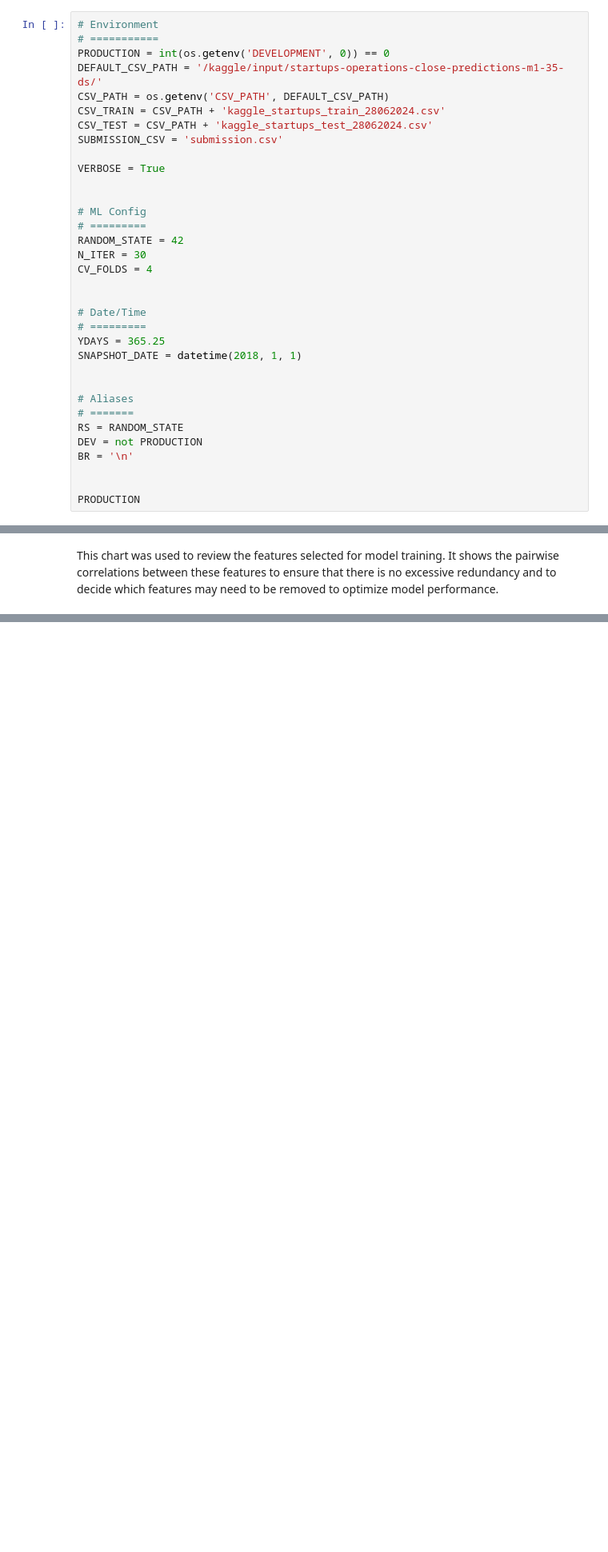
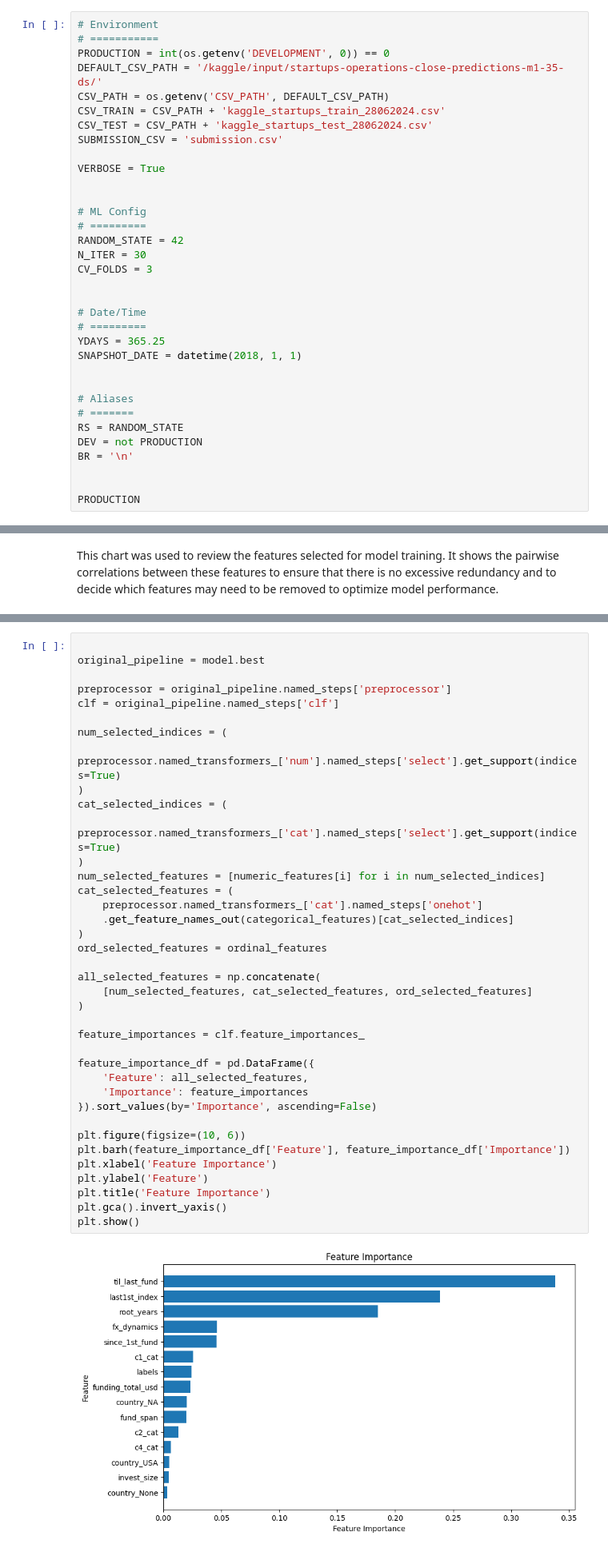
Before and after one commit to eugen-hoppe/predict_startup_op, a Jupyter notebook: en.ipynb, the cells around one changed output, grey strips where cells are left out. Shown at 80% size. Cells and saved outputs as stored; diff of their text form; blank space fills up the shorter version.

```diff
--- a/en.ipynb
+++ b/en.ipynb
@@ -65,7 +68,7 @@ VERBOSE = True
 # =========
 RANDOM_STATE = 42
 N_ITER = 30
-CV_FOLDS = 4
+CV_FOLDS = 3
 
 
 # Date/Time
@@ -1334,2 +1315,42 @@ Final F1-Score: 0.8509485094850948
+# %%
+
+original_pipeline = model.best
+
+preprocessor = original_pipeline.named_steps['preprocessor']
+clf = original_pipeline.named_steps['clf']
+
+num_selected_indices = (
+    preprocessor.named_transformers_['num'].named_steps['select'].get_support(indices=True)
+)
+cat_selected_indices = (
+    preprocessor.named_transformers_['cat'].named_steps['select'].get_support(indices=True)
+)
+num_selected_features = [numeric_features[i] for i in num_selected_indices]
+cat_selected_features = (
+    preprocessor.named_transformers_['cat'].named_steps['onehot']
+    .get_feature_names_out(categorical_features)[cat_selected_indices]
+)
+ord_selected_features = ordinal_features
+
+all_selected_features = np.concatenate(
+    [num_selected_features, cat_selected_features, ord_selected_features]
+)
+
+feature_importances = clf.feature_importances_
+
+feature_importance_df = pd.DataFrame({
+    'Feature': all_selected_features,
+    'Importance': feature_importances
+}).sort_values(by='Importance', ascending=False)
+
+plt.figure(figsize=(10, 6))
+plt.barh(feature_importance_df['Feature'], feature_importance_df['Importance'])
+plt.xlabel('Feature Importance')
+plt.ylabel('Feature')
+plt.title('Feature Importance')
+plt.gca().invert_yaxis()
+plt.show()
+# %% [output]
+[figure, added]
 # %% [markdown]
 ### Feature Importance
```
Also changed, not shown: parts of 15 cells of this notebook.
